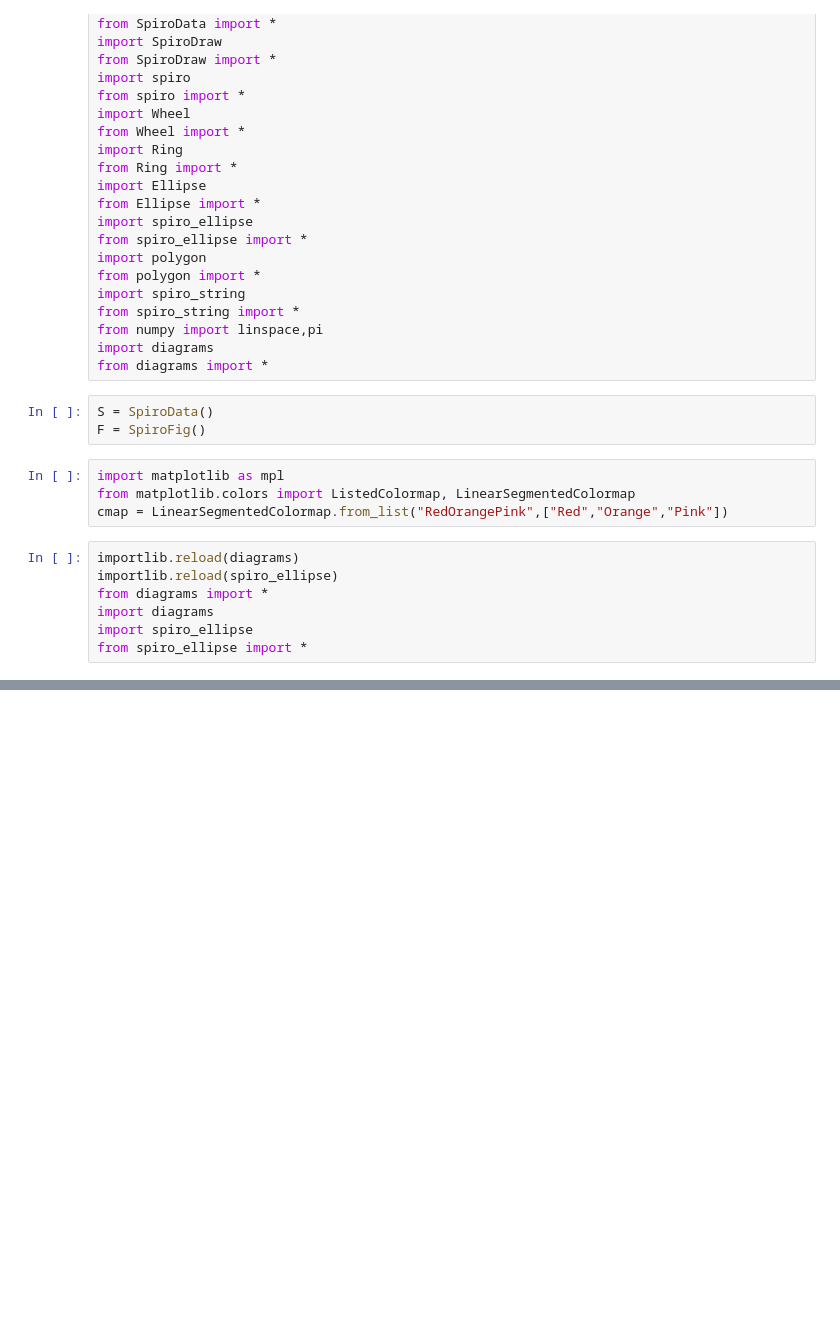
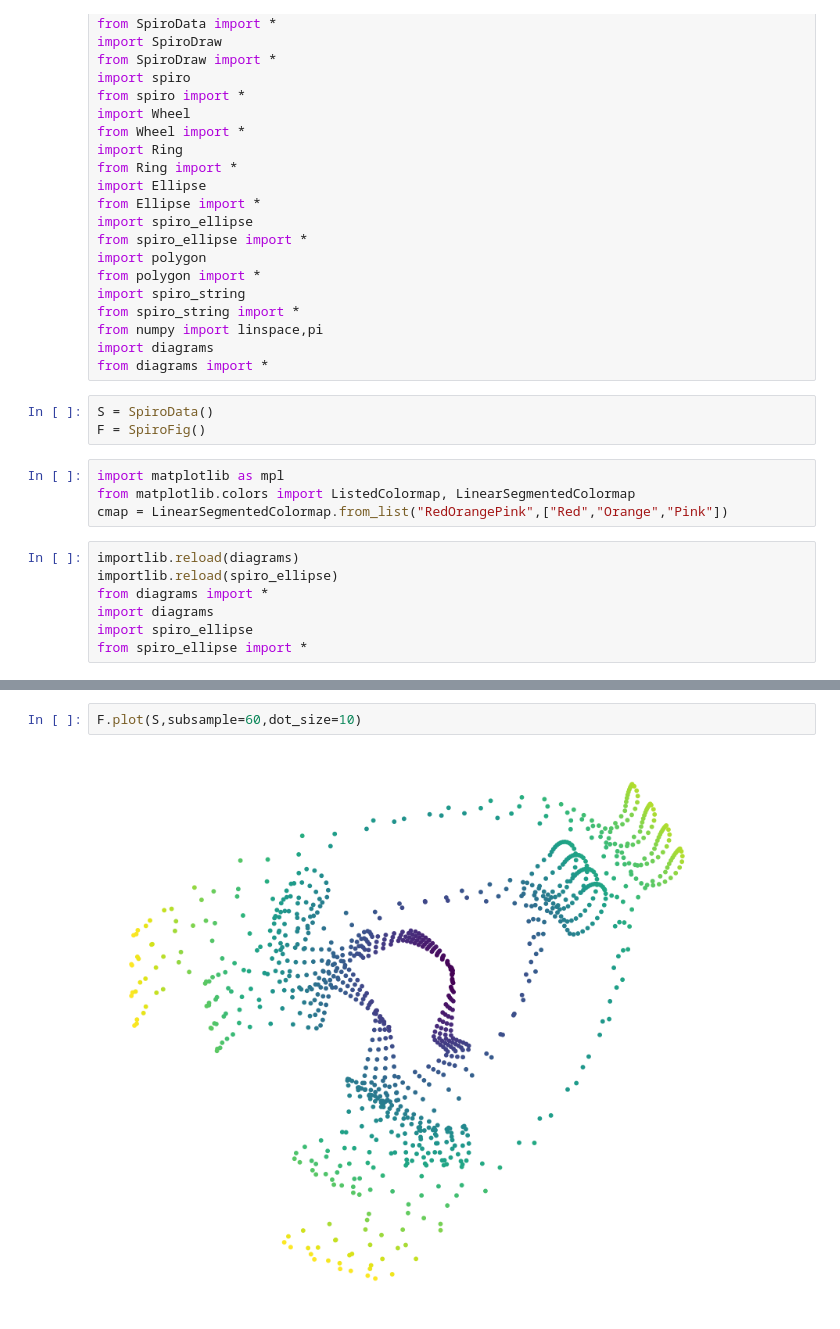
Before and after one commit to donalgrant/spiro, a Jupyter notebook: Explore.ipynb, the cells around one changed output, grey strips where cells are left out. Drawn from its saved outputs; the diff is of its cells as text; blank space fills up the shorter version.

```diff
--- a/Explore.ipynb
+++ b/Explore.ipynb
@@ -144,0 +49,4 @@ for phi in np.linspace(phi1,phi2,n):
+# %%
+F.plot(S,subsample=60,dot_size=10)
+# %% [output]
+[figure, added]
```
Also changed, not shown: parts of 9 cells of this notebook, 5 other files.
